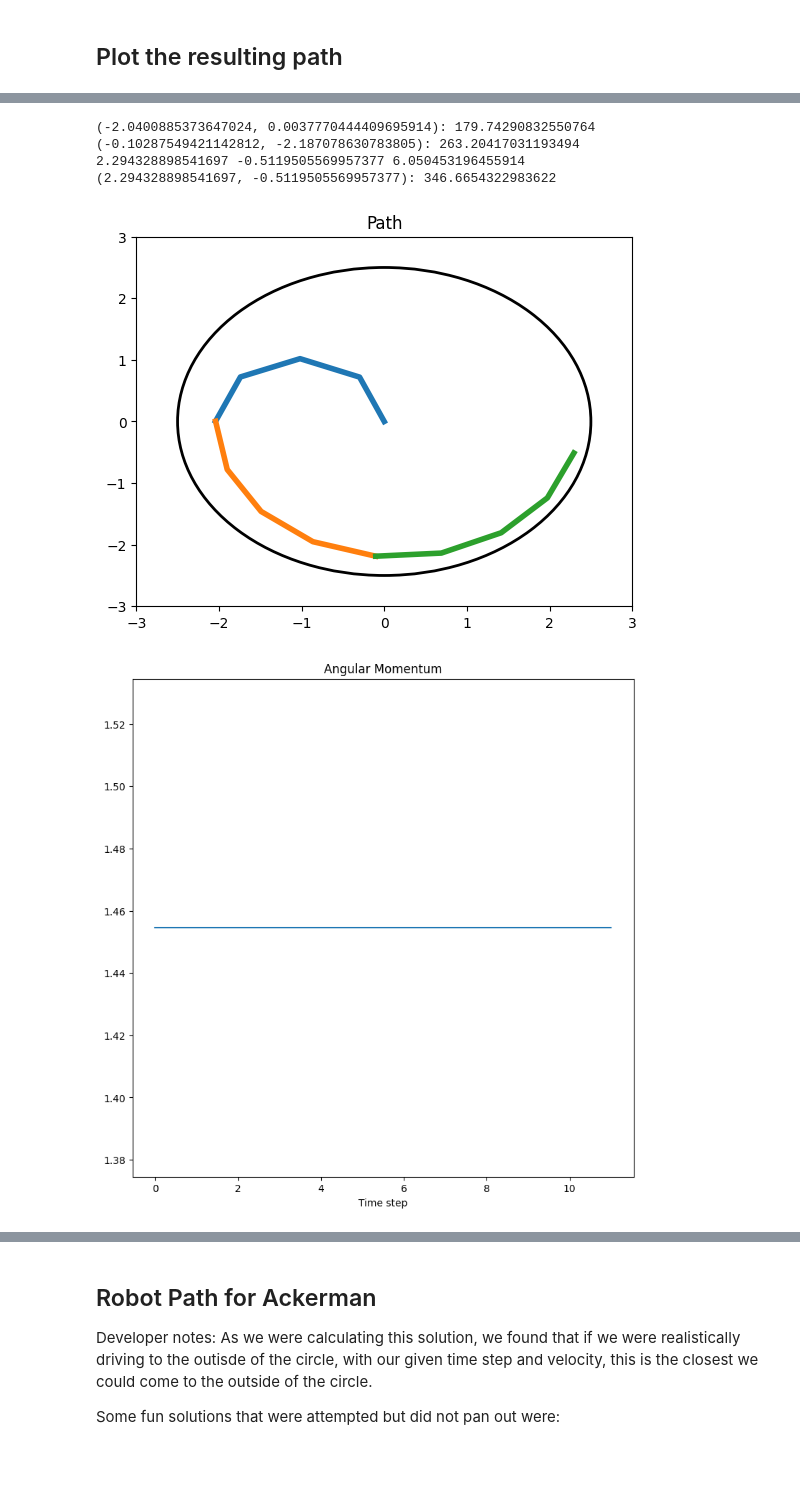
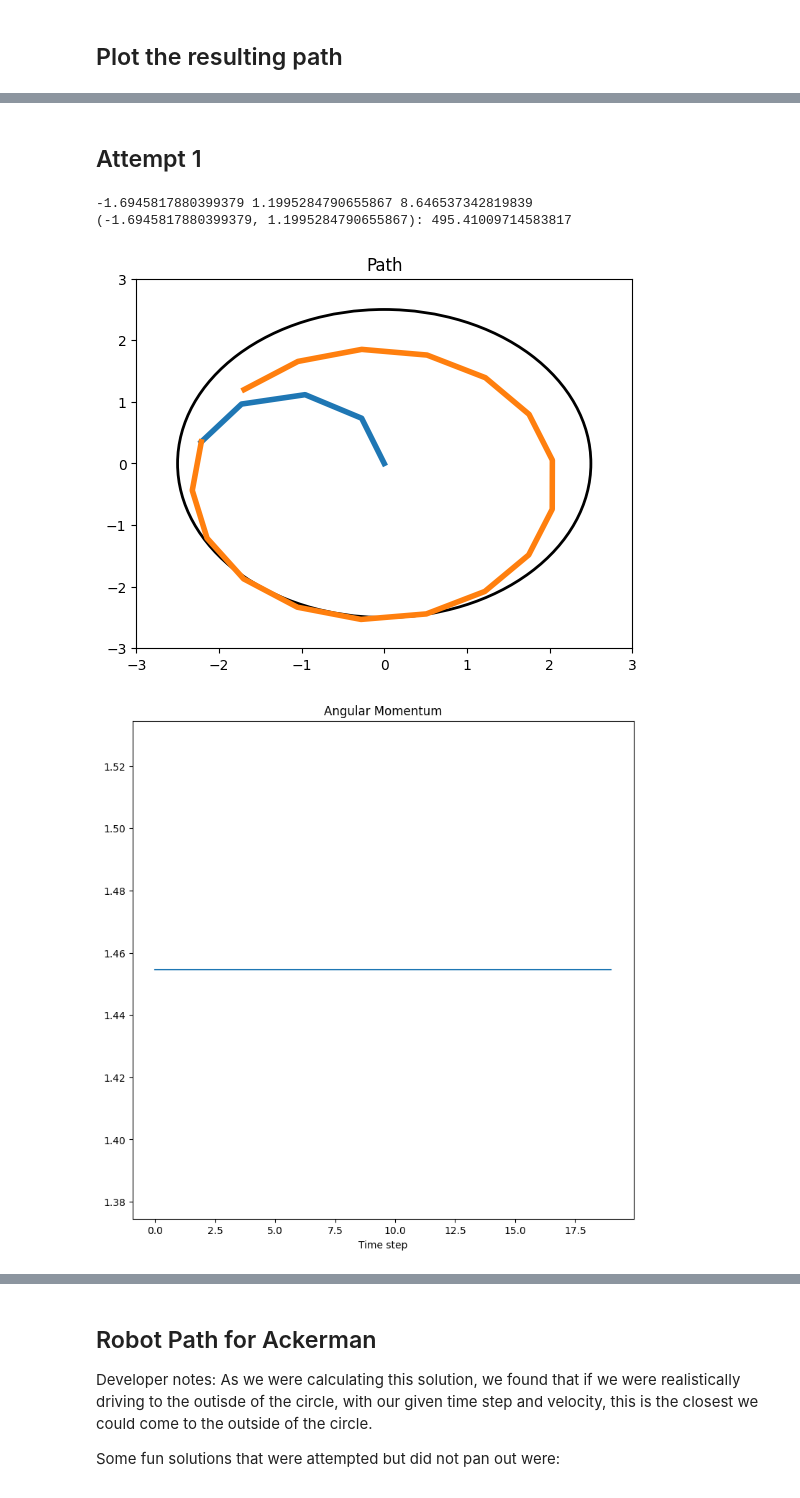
Before and after one commit to jonathan-crandall/CS5510-Robot-Intelligence, a Jupyter notebook: midterm_1.ipynb, the cells around one changed output, grey strips where cells are left out. Saved outputs shown, nothing was run; the diff lists cells and outputs as text; code cells hidden in the pictures; blank space fills up the shorter version.

```diff
--- a/midterm_1.ipynb
+++ b/midterm_1.ipynb
@@ -191,7 +188,7 @@ class AckermanRobot:
 
     def move(self, velocity: int, theta_w: int, dt=0.1) -> None:
         # Angle change for vehicle:
-        simulation_timestep = 0.0001
+        simulation_timestep = 0.001
         for i in range(int(dt / simulation_timestep)):
             if theta_w:
                 self.theta += (velocity / self.get_R(velocity, theta_w)) * simulation_timestep
@@ -260,47 +257,47 @@ class AckermanRobot:
 
     def get_R(self, v, theta):
         return self.length / tan(theta)
+# %% [markdown]
+## Attempt 1
 # %%
 robot = AckermanRobot(.75, .55)
 path_x = []
 path_y = []
 angular_momentum = []
 
 
 #First angle 0.634022719663 @ 0.4 sec
 
 #Straight 0.1 sec
 
 #Second angle 0.329771529972 @ ? sec
 
 # Move to outside of the circle
 # robot.theta = 0.634022719663
-sub_path_x, sub_path_y, sub_angular_momentum = robot.move_for_duration(.4, 8, 0.634, 0.1)
+sub_path_x, sub_path_y, sub_angular_momentum = robot.move_for_duration(.4, 8, 0.584, 0.1)
 path_x.append(sub_path_x)
 path_y.append(sub_path_y)
 angular_momentum.append(sub_angular_momentum)
 
-print(f"({robot.x}, {robot.y}): {degrees(robot.theta)}")
-sub_path_x, sub_path_y, sub_angular_momentum = robot.move_for_duration(.4, 8, 0.329, 0.1)
-path_x.append(sub_path_x)
-path_y.append(sub_path_y)
-print(f"({robot.x}, {robot.y}): {degrees(robot.theta)}")
-angular_momentum.append(sub_angular_momentum)
+# print(f"({robot.x}, {robot.y}): {degrees(robot.theta)}")
+# sub_path_x, sub_path_y, sub_angular_momentum = robot.move_for_duration(.4, 8, 0.329, 0.1)
+# path_x.append(sub_path_x)
+# path_y.append(sub_path_y)
+# print(f"({robot.x}, {robot.y}): {degrees(robot.theta)}")
+# angular_momentum.append(sub_angular_momentum)
 
-sub_path_x, sub_path_y, sub_angular_momentum = robot.move_for_duration(.4, 8, 0.329, 0.1)
+sub_path_x, sub_path_y, sub_angular_momentum = robot.move_for_duration(1.6, 8, 0.329, 0.1)
 path_x.append(sub_path_x)
 path_y.append(sub_path_y)
 print(robot.x, robot.y, robot.theta)
 angular_momentum.append(sub_angular_momentum)
 
 print(f"({robot.x}, {robot.y}): {degrees(robot.theta)}")
 
 
 plot_path_x_y_angular_velocities(path_x, path_y, angular_momentum)
 # %% [output]
-(-2.0400885373647024, 0.0037770444409695914): 179.74290832550764
-(-0.10287549421142812, -2.187078630783805): 263.20417031193494
-2.294328898541697 -0.5119505569957377 6.050453196455914
-(2.294328898541697, -0.5119505569957377): 346.6654322983622
+-1.6945817880399379 1.1995284790655867 8.646537342819839
+(-1.6945817880399379, 1.1995284790655867): 495.41009714583817
-[figure, old version]
+[figure, new version]
-[figure, old version]
+[figure, new version]
```
Also changed, not shown: parts of 4 cells of this notebook, 1 other file.
